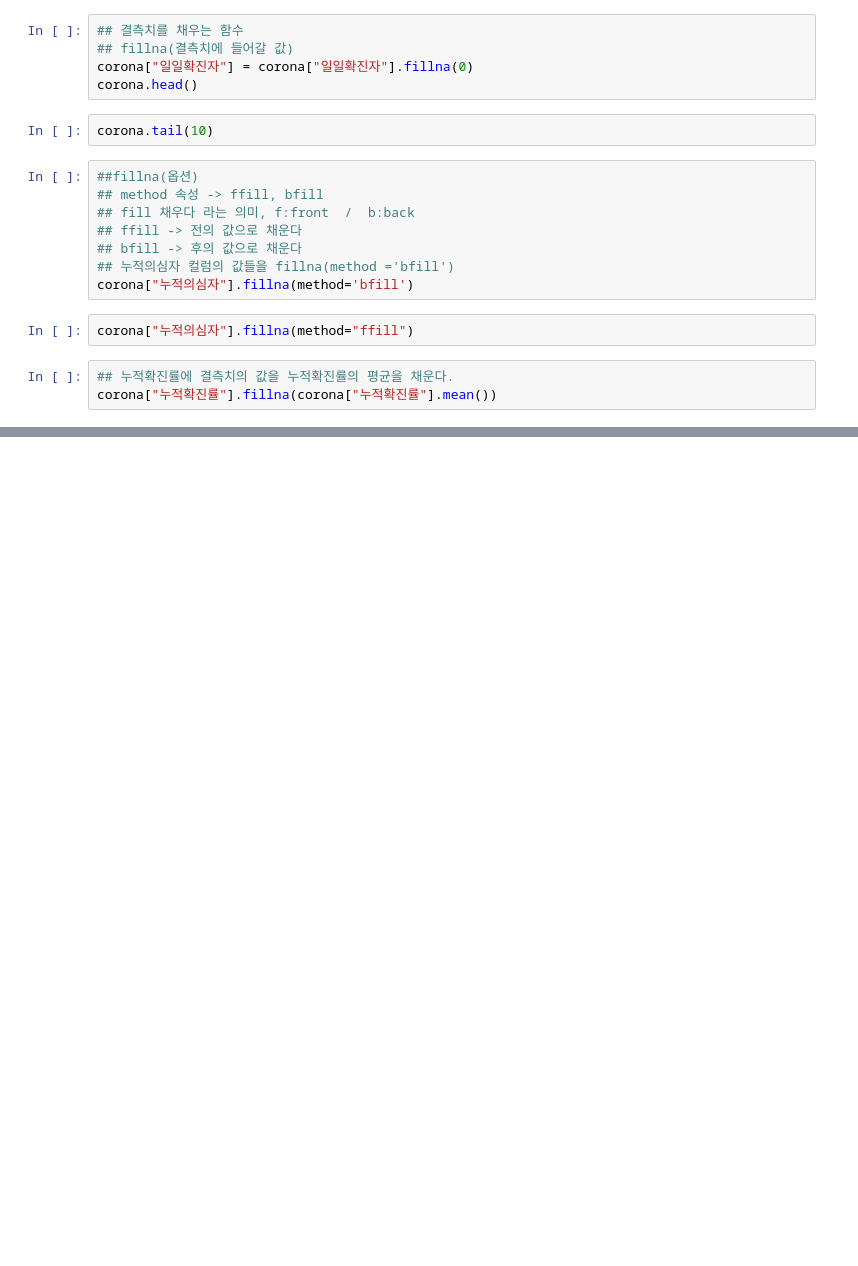
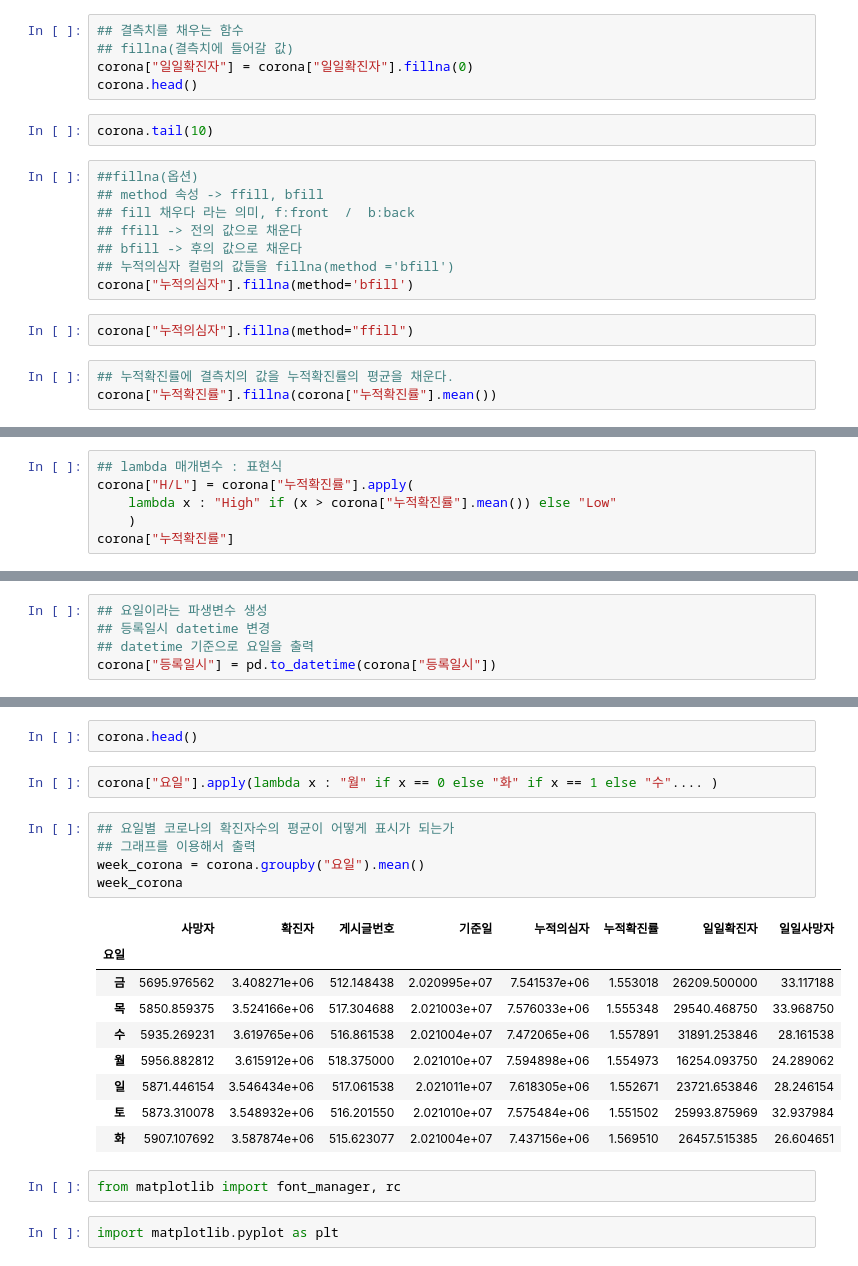
Before and after one commit to bsmoon-86/ubion-5, a Jupyter notebook: 220901/pandas.ipynb, the cells around one changed output, grey strips where cells are left out. Saved outputs shown, nothing was run; the diff lists cells and outputs as text; blank space fills up the shorter version.

```diff
--- a/220901/pandas.ipynb
+++ b/220901/pandas.ipynb
@@ -53,0 +65,6 @@ corona.loc[444:448,:]
+# %%
+## lambda 매개변수 : 표현식
+corona["H/L"] = corona["누적확진률"].apply(
+    lambda x : "High" if (x > corona["누적확진률"].mean()) else "Low"
+    )
+corona["누적확진률"]
@@ -53,0 +93,5 @@ corona.loc[444:448,:]
+# %%
+## 요일이라는 파생변수 생성
+## 등록일시 datetime 변경
+## datetime 기준으로 요일을 출력
+corona["등록일시"] = pd.to_datetime(corona["등록일시"])
@@ -53,0 +123,23 @@ corona.loc[444:448,:]
+# %%
+corona.head()
+# %%
+corona["요일"].apply(lambda x : "월" if x == 0 else "화" if x == 1 else "수".... )
+# %%
+## 요일별 코로나의 확진자수의 평균이 어떻게 표시가 되는가
+## 그래프를 이용해서 출력
+week_corona = corona.groupby("요일").mean()
+week_corona
+# %% [output]
+|  | 사망자 | 확진자 | 게시글번호 | 기준일 | 누적의심자 | 누적확진률 | 일일확진자 | 일일사망자 |
+| 요일 |  |  |  |  |  |  |  |  |
+| 금 | 5695.976562 | 3.408271e+06 | 512.148438 | 2.020995e+07 | 7.541537e+06 | 1.553018 | 26209.500000 | 33.117188 |
+| 목 | 5850.859375 | 3.524166e+06 | 517.304688 | 2.021003e+07 | 7.576033e+06 | 1.555348 | 29540.468750 | 33.968750 |
+| 수 | 5935.269231 | 3.619765e+06 | 516.861538 | 2.021004e+07 | 7.472065e+06 | 1.557891 | 31891.253846 | 28.161538 |
+| 월 | 5956.882812 | 3.615912e+06 | 518.375000 | 2.021010e+07 | 7.594898e+06 | 1.554973 | 16254.093750 | 24.289062 |
+| 일 | 5871.446154 | 3.546434e+06 | 517.061538 | 2.021011e+07 | 7.618305e+06 | 1.552671 | 23721.653846 | 28.246154 |
+| 토 | 5873.310078 | 3.548932e+06 | 516.201550 | 2.021010e+07 | 7.575484e+06 | 1.551502 | 25993.875969 | 32.937984 |
+| 화 | 5907.107692 | 3.587874e+06 | 515.623077 | 2.021004e+07 | 7.437156e+06 | 1.569510 | 26457.515385 | 26.604651 |
+# %%
+from matplotlib import font_manager, rc
+# %%
+import matplotlib.pyplot as plt
```
Also changed, not shown: parts of 9 cells of this notebook, 3 other files.
